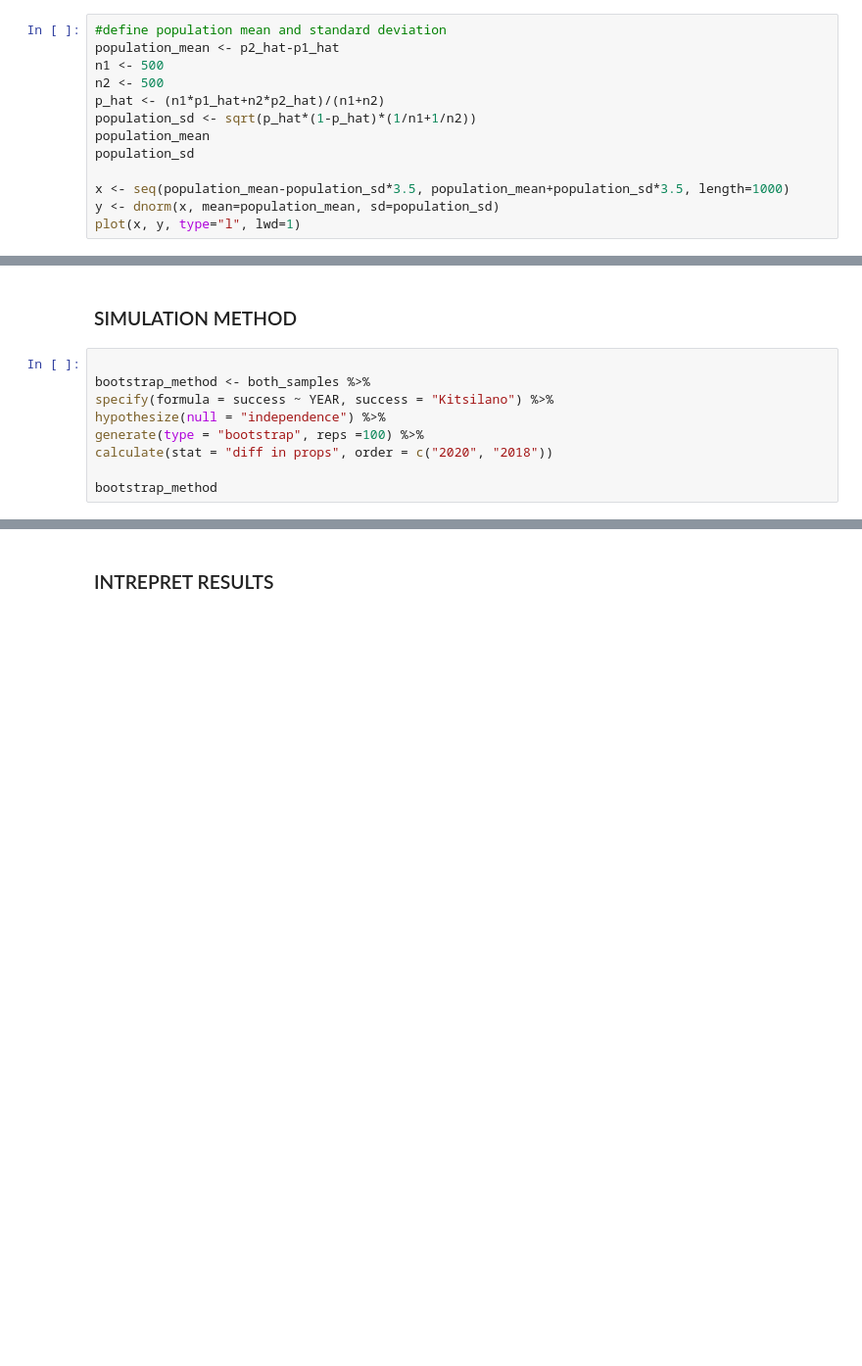
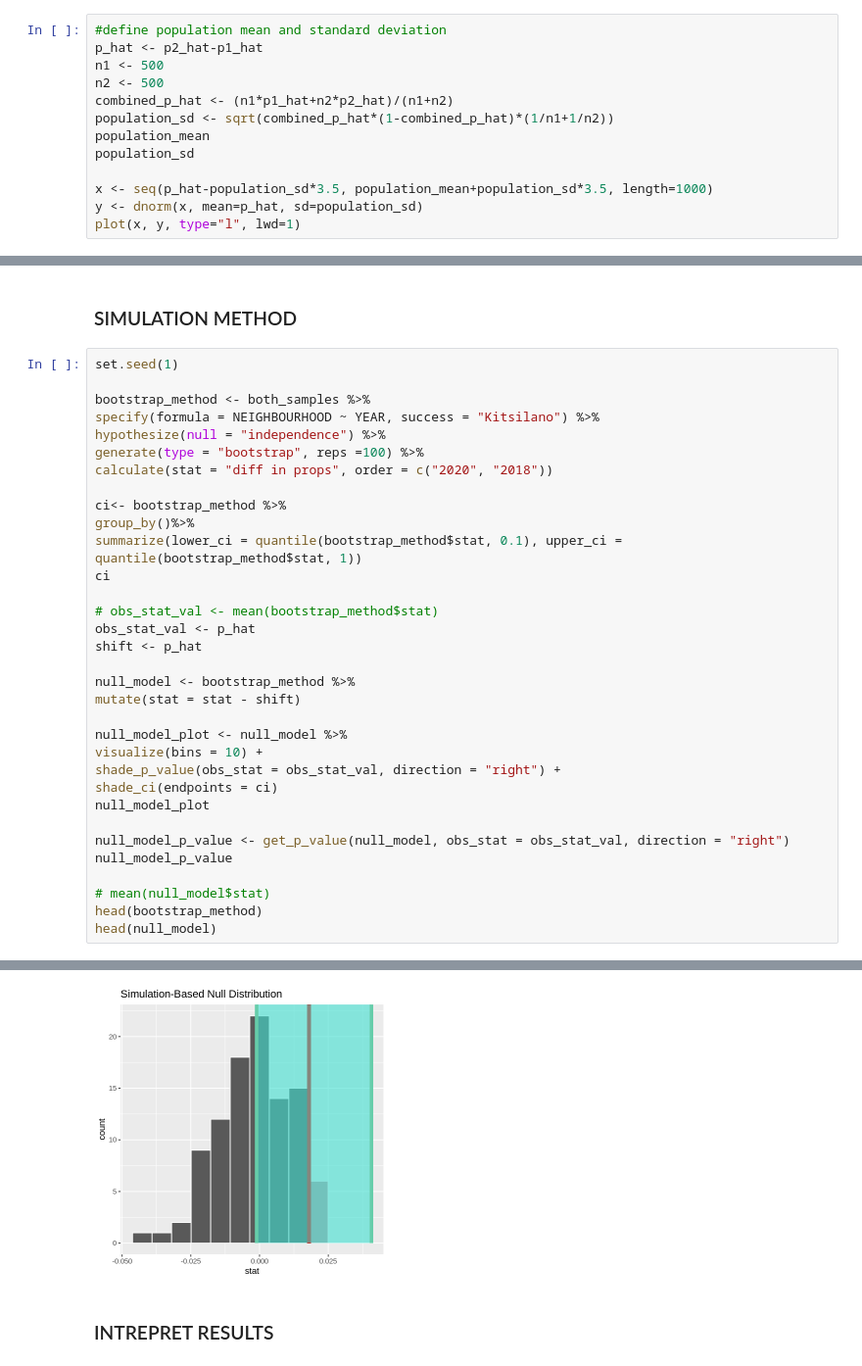
Before and after one commit to Krithik1/STAT_201_PROJECT, a Jupyter notebook: Final_Report.ipynb, the cells around one changed output, grey strips where cells are left out. Shown at 98% size. Cells and saved outputs as stored; diff of their text form; blank space fills up the shorter version.

Commit message:
Corrected, completed and plotted the bootstrap method

```diff
--- a/Final_Report.ipynb
+++ b/Final_Report.ipynb
@@ -435,16 +437,16 @@ A tibble: 1 × 9
 ### CONSTRUCT CI (THEORY BASED)
 # %%
 #define population mean and standard deviation
-population_mean <- p2_hat-p1_hat
+p_hat <- p2_hat-p1_hat
 n1 <- 500
 n2 <- 500
-p_hat <- (n1*p1_hat+n2*p2_hat)/(n1+n2)
-population_sd <- sqrt(p_hat*(1-p_hat)*(1/n1+1/n2))
+combined_p_hat <- (n1*p1_hat+n2*p2_hat)/(n1+n2)
+population_sd <- sqrt(combined_p_hat*(1-combined_p_hat)*(1/n1+1/n2))
 population_mean
 population_sd
 
-x <- seq(population_mean-population_sd*3.5, population_mean+population_sd*3.5, length=1000)
-y <- dnorm(x, mean=population_mean, sd=population_sd)
+x <- seq(p_hat-population_sd*3.5, population_mean+population_sd*3.5, length=1000)
+y <- dnorm(x, mean=p_hat, sd=population_sd)
 plot(x, y, type="l", lwd=1)
 # %% [output]
 [1] 0.018
@@ -460,12 +462,36 @@ ggplot(data.frame(x = c(population_mean-population_sd*3.5, population_mean+popul
 # %% [markdown]
 ### SIMULATION METHOD
 # %%
+set.seed(1)
 
 bootstrap_method <- both_samples %>%
-specify(formula = success ~ YEAR, success = "Kitsilano") %>%
+specify(formula = NEIGHBOURHOOD ~ YEAR, success = "Kitsilano") %>%
 hypothesize(null = "independence") %>%
 generate(type = "bootstrap", reps =100) %>%
 calculate(stat = "diff in props", order = c("2020", "2018"))
 
-bootstrap_method
+ci<- bootstrap_method %>%
+group_by()%>%
+summarize(lower_ci = quantile(bootstrap_method$stat, 0.1), upper_ci = quantile(bootstrap_method$stat, 1))
+ci
+
+# obs_stat_val <- mean(bootstrap_method$stat)
+obs_stat_val <- p_hat
+shift <- p_hat
+
+null_model <- bootstrap_method %>%
+mutate(stat = stat - shift)
+
+null_model_plot <- null_model %>%
+visualize(bins = 10) +
+shade_p_value(obs_stat = obs_stat_val, direction = "right") +
+shade_ci(endpoints = ci)
+null_model_plot
+
+null_model_p_value <- get_p_value(null_model, obs_stat = obs_stat_val, direction = "right")
+null_model_p_value
+
+# mean(null_model$stat)
+head(bootstrap_method)
+head(null_model)
 # %% [output]
@@ -473,3 +524,4 @@ ERROR: Error in simulation_based_p_value(x = x, obs_stat = obs_stat, direction =
+[figure, added]
 # %% [markdown]
 ### INTREPRET RESULTS
 # %% [markdown]
```
Also changed, not shown: parts of 2 cells of this notebook.
